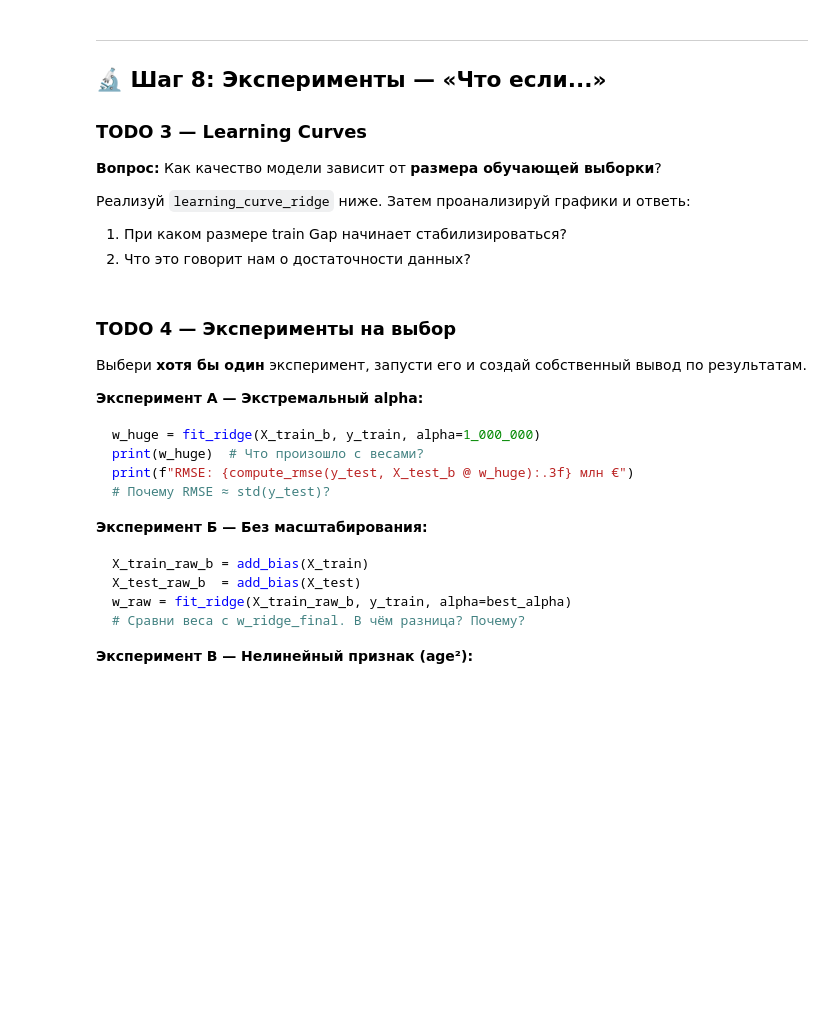
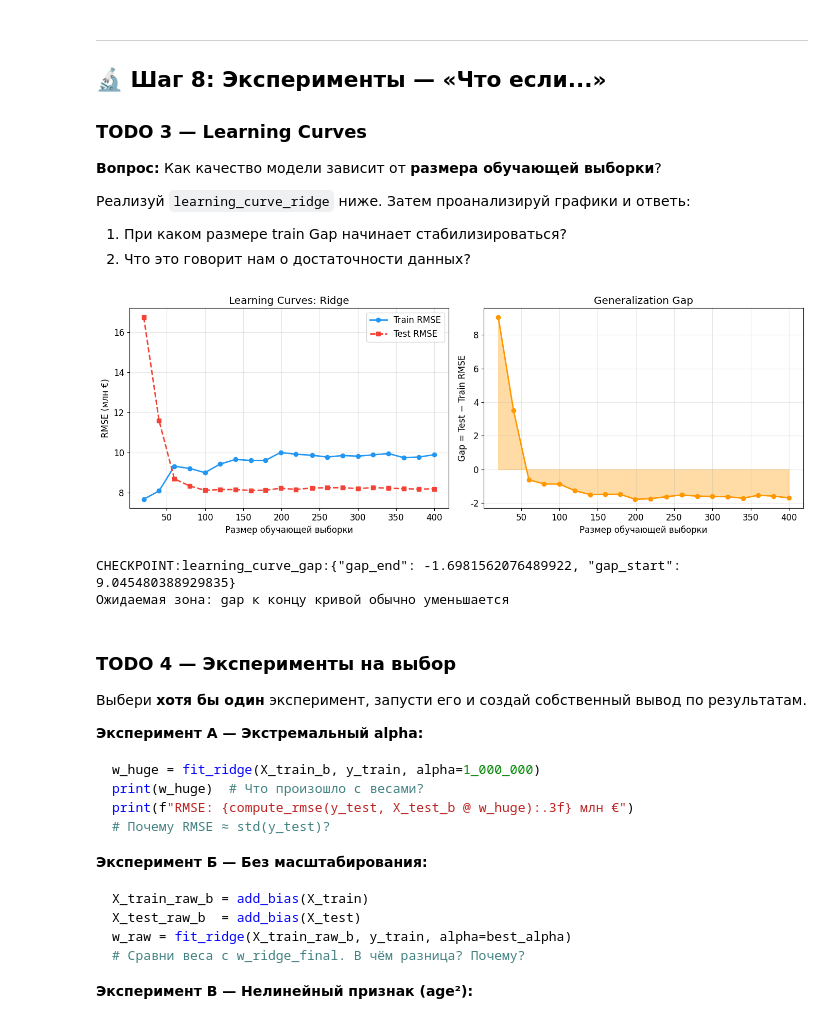
Before and after one commit to Reynem/Machine-Learning, a Jupyter notebook: ai_5_02_multiple_regression_regularization_student(1).ipynb, the cells around one changed output. Drawn from its saved outputs; the diff is of its cells as text; code cells hidden in the pictures; blank space fills up the shorter version.

```diff
--- a/ai_5_02_multiple_regression_regularization_student(1).ipynb
+++ b/ai_5_02_multiple_regression_regularization_student(1).ipynb
@@ -1027,36 +1058,40 @@ print(f"Lasso ОБНУЛИЛ признаки: {zeroed}")
 def learning_curve_ridge(X_tr, y_tr, X_te, y_te, alpha, sizes=None):
     if sizes is None:
         sizes = np.linspace(0.05, 1.0, 20)
     n_list, train_rmses, test_rmses = [], [], []
     for frac in sizes:
         n_take = max(10, int(frac * len(y_tr)))
         X_sub, y_sub = X_tr[:n_take], y_tr[:n_take]
         # TODO_ID:learning_curve_loop:start
-        w = ...
-        tr_rmse = ...
-        te_rmse = ...
+        w = fit_ridge(X_sub, y_sub, alpha=alpha)
+        tr_rmse = compute_rmse(y_sub, X_sub @ w)
+        te_rmse = compute_rmse(y_te, X_te @ w)
         # TODO_ID:learning_curve_loop:end
         n_list.append(n_take)
         train_rmses.append(tr_rmse)
         test_rmses.append(te_rmse)
     return n_list, train_rmses, test_rmses
 
 n_list, train_rmses, test_rmses = learning_curve_ridge(X_train_b, y_train, X_test_b, y_test, alpha=best_alpha)
 
 fig, axes = plt.subplots(1, 2, figsize=(14, 5))
 axes[0].plot(n_list, train_rmses, 'o-', color='#2196F3', lw=2, label='Train RMSE')
 axes[0].plot(n_list, test_rmses,  's--', color='#F44336', lw=2, label='Test RMSE')
 axes[0].set_xlabel('Размер обучающей выборки'); axes[0].set_ylabel('RMSE (млн €)')
 axes[0].set_title('Learning Curves: Ridge'); axes[0].legend()
 gap = [te - tr for te, tr in zip(test_rmses, train_rmses)]
 axes[1].fill_between(n_list, gap, alpha=0.35, color='#FF9800')
 axes[1].plot(n_list, gap, 'o-', color='#FF9800', lw=2)
 axes[1].set_xlabel('Размер обучающей выборки')
 axes[1].set_ylabel('Gap = Test − Train RMSE')
 axes[1].set_title('Generalization Gap')
 plt.tight_layout(); plt.show()
 emit_checkpoint('learning_curve_gap', gap_start=gap[0], gap_end=gap[-1])
 print('Ожидаемая зона: gap к концу кривой обычно уменьшается')
+# %% [output]
+[figure, added]
+CHECKPOINT:learning_curve_gap:{"gap_end": -1.6981562076489922, "gap_start": 9.045480388929835}
+Ожидаемая зона: gap к концу кривой обычно уменьшается
 # %% [markdown]
 ### TODO 4 — Эксперименты на выбор
 
```
Also changed, not shown: parts of 9 cells of this notebook.
